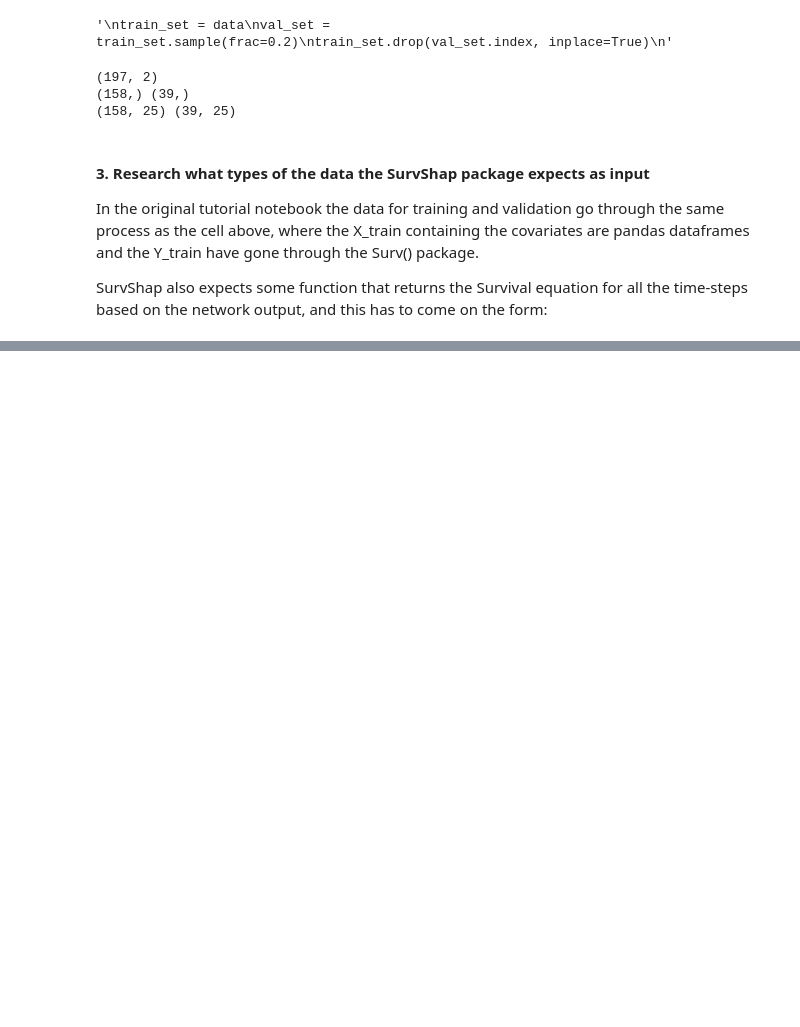
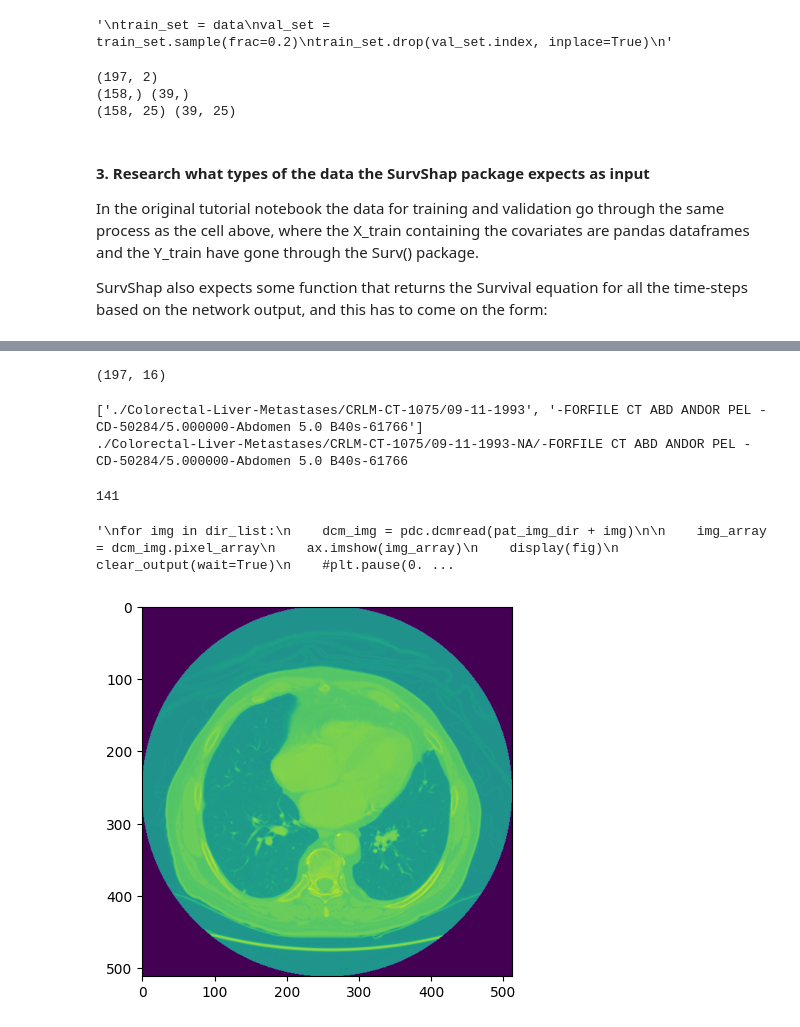
Before and after one commit to andersvestengen/Phd-interview-project, a Jupyter notebook: Discrete_time_preprocessing.ipynb, the cells around one changed output, grey strips where cells are left out. Drawn from its saved outputs; the diff is of its cells as text; code cells hidden in the pictures; blank space fills up the shorter version.

Commit message:
Finished getting the CT images loaded and treated, moving on to network creation before traininig.
Signed-off-by: Anders <anders556@live.no>

```diff
--- a/Discrete_time_preprocessing.ipynb
+++ b/Discrete_time_preprocessing.ipynb
@@ -69,0 +197,26 @@ In fact I could probably import the loss and the surv and hazard functions from
+# %%
+# Ignoring the segmentation maps as this will be purely for generating survival covariate embeddings from the 3D_CT cubes
+pat_ct = metadata.loc[(metadata['Modality'] == "CT")]
+# %% [output]
+(197, 16)
+# %%
+splitstr = "-NA"
+loc_strs = Patient_info.iloc[1]["File Location"].strip(" ").split(splitstr)
+
+print(loc_strs[0] + splitstr + "/" + loc_strs[1])
+# %% [output]
+['./Colorectal-Liver-Metastases/CRLM-CT-1075/09-11-1993', '-FORFILE CT ABD ANDOR PEL - CD-50284/5.000000-Abdomen 5.0 B40s-61766']
+./Colorectal-Liver-Metastases/CRLM-CT-1075/09-11-1993-NA/-FORFILE CT ABD ANDOR PEL - CD-50284/5.000000-Abdomen 5.0 B40s-61766
+# %%
+import os
+
+print(len(os.listdir(Get_im_slice(metadata, Patients[8]))))
+# %% [output]
+141
+# %%
+# Going to need data on single CT image-slices.
+# Looks like I'm going to have to create my own method for getting the images of an entire patient.
+import os
+def Get_pat_imgs(df, patientid):
+    loc = "/home/anders/Phd_Interview_project_dataset/" + df.loc[patientid].iloc[1]["File Location"][2:] + "/"
+    return loc, sorted(os.listdir(loc))
@@ -69,0 +225,27 @@ In fact I could probably import the loss and the surv and hazard functions from
+# %%
+#Viewing a patient image
+pat_img_dir, dir_list = Get_pat_imgs(metadata, Patients[8])
+#print(pat_img_dir + dir_list[0])
+#from IPython.display import display, clear_output
+#fig = plt.figure()
+#ax = fig.add_subplot(1, 1, 1)
+
+dcm_img = pdc.dcmread(pat_img_dir + dir_list[0])
+
+img_array = dcm_img.pixel_array
+
+plt.imshow(img_array)
+"""
+for img in dir_list:
+    dcm_img = pdc.dcmread(pat_img_dir + img)
+
+    img_array = dcm_img.pixel_array
+    ax.imshow(img_array)
+    display(fig)
+    clear_output(wait=True)
+    #plt.pause(0.0001)
+
+"""
+# %% [output]
+'\nfor img in dir_list:\n    dcm_img = pdc.dcmread(pat_img_dir + img)\n\n    img_array = dcm_img.pixel_array\n    ax.imshow(img_array)\n    display(fig)\n    clear_output(wait=True)\n    #plt.pause(0. ...
+[figure, added]
```
Also changed, not shown: parts of 20 cells of this notebook.
